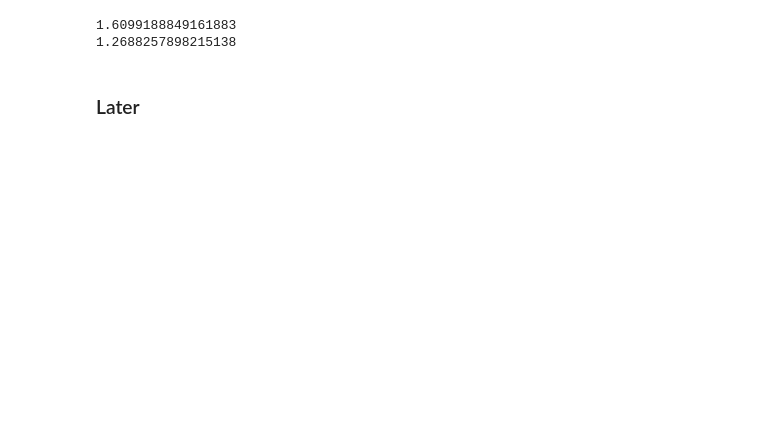
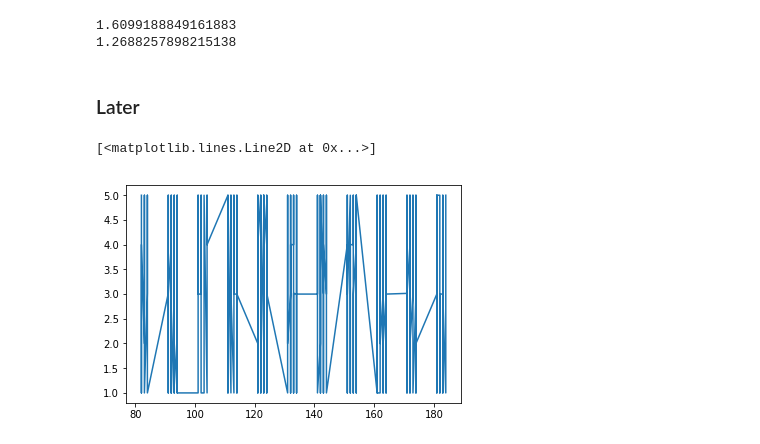
Before and after one commit to qinj/Internal_Sentiment_Towards_Workplace, a Jupyter notebook: src/model.ipynb, the cells around one changed output. Saved outputs shown, nothing was run; the diff lists cells and outputs as text; code cells hidden in the pictures; blank space fills up the shorter version.

```diff
--- a/src/model.ipynb
+++ b/src/model.ipynb
@@ -14,6 +15,7 @@ import pickle
 # %%
 nlp_df = pd.read_csv('../data/df_with_nlp.csv', index_col=0)
 X = nlp_df
+X = X.reindex(sorted(X.columns), axis=1)
 y = pd.read_csv("../data/work-balance-stars.csv", header=None, index_col=0).values
 # %%
 X_train, X_test, y_train, y_test = train_test_split(X, y, test_size=0.33, random_state=0)
@@ -269,6 +341,11 @@ plot_univariate_smooth(
 ax.set_title("Univariate Effect of Credit Limit on Non-zero Bank Balance")
 ax.set_ylabel("Non-zero Balance")
 ax.set_xlabel("Limit")
+# %%
+plt.plot(X['timesteps'], y)
+# %% [output]
+[<matplotlib.lines.Line2D at 0x...>]
+[figure, added]
 # %%
 limit_fit = Pipeline([
     ('limit', ColumnSelector(name='limit')),
```
Also changed, not shown: parts of 19 cells of this notebook, 6 other files.
